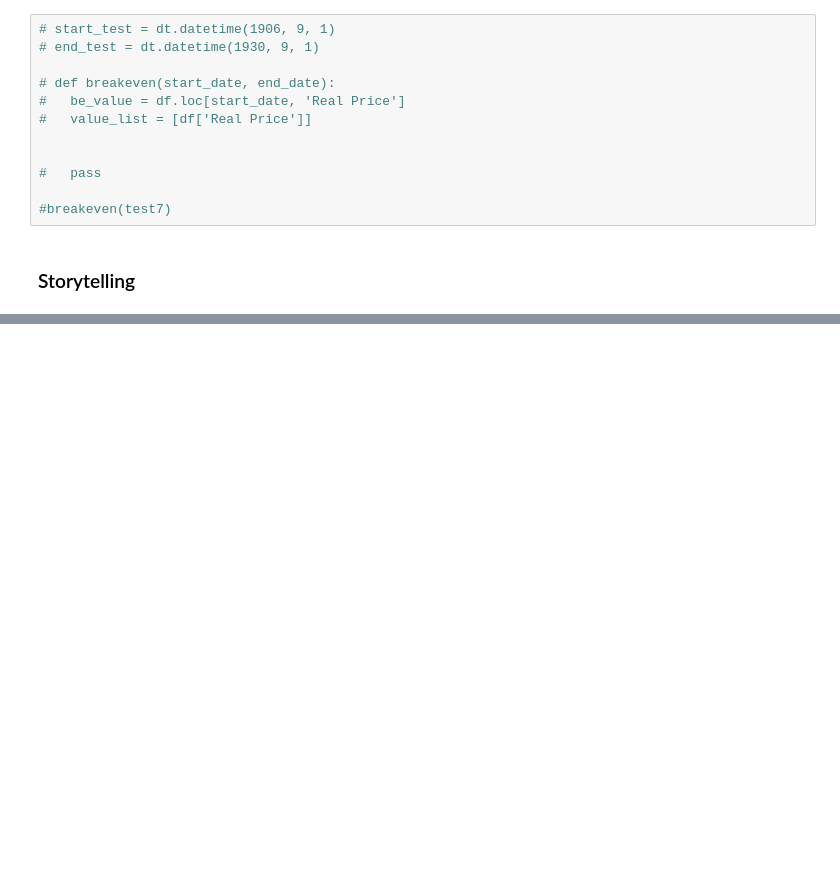
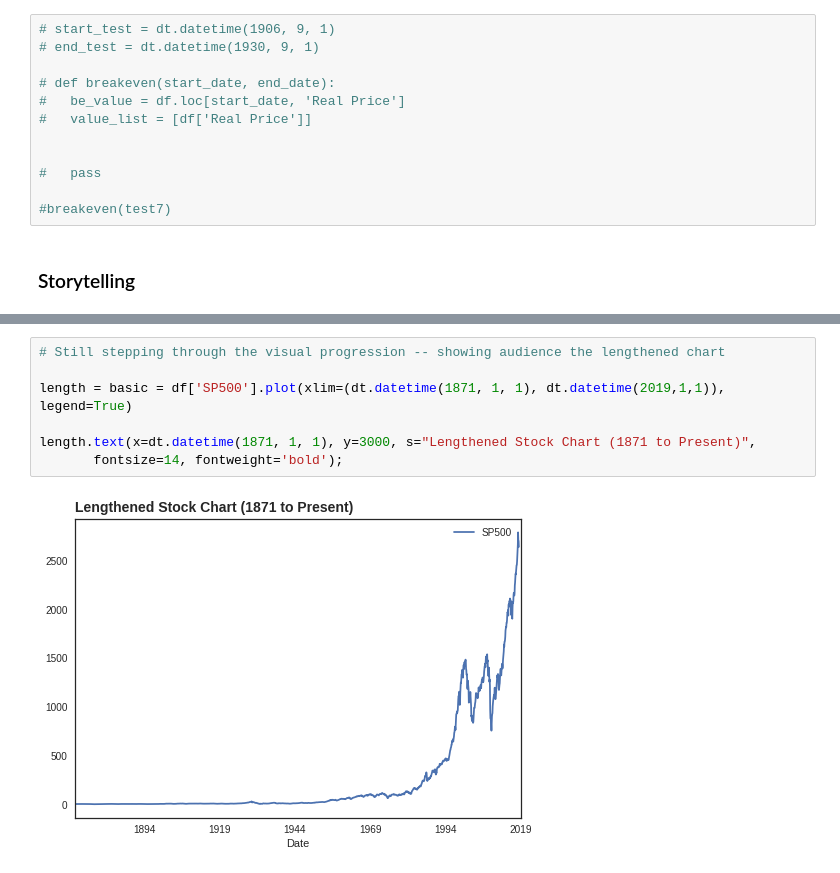
Before and after one commit to LambdaSchool/DS-Unit-1-Sprint-5-Data-Storytelling-Blog-Post, a Jupyter notebook: Data_Storytelling_Project.ipynb, the cells around one changed output, grey strips where cells are left out. Cells and saved outputs as stored; diff of their text form; blank space fills up the shorter version.

```diff
--- a/Data_Storytelling_Project.ipynb
+++ b/Data_Storytelling_Project.ipynb
@@ -777,0 +789,9 @@ NameError: ignored
+# %%
+# Still stepping through the visual progression -- showing audience the lengthened chart
+
+length = basic = df['SP500'].plot(xlim=(dt.datetime(1871, 1, 1), dt.datetime(2019,1,1)), legend=True)
+
+length.text(x=dt.datetime(1871, 1, 1), y=3000, s="Lengthened Stock Chart (1871 to Present)",
+       fontsize=14, fontweight='bold');
+# %% [output]
+[figure, added]
```
Also changed, not shown: parts of 16 cells of this notebook.
